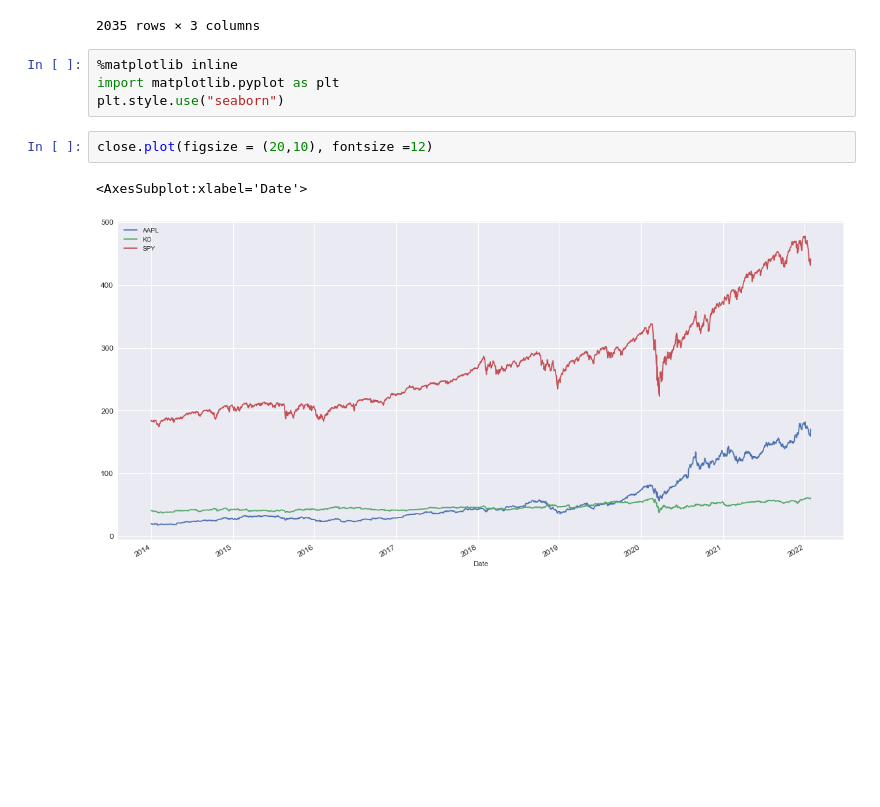
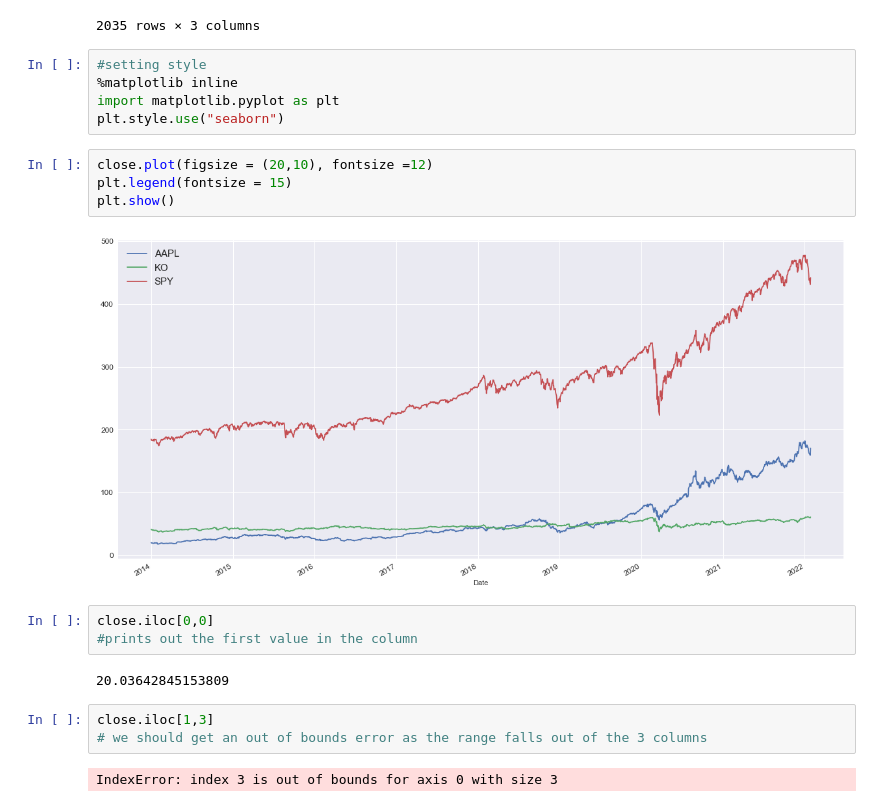
Before and after one commit to Janadhi14/Algo-trading, a Jupyter notebook: Introduction.ipynb, the cells around one changed output. Drawn from its saved outputs; the diff is of its cells as text; blank space fills up the shorter version.

Commit message:
plotting normal close

```diff
--- a/Introduction.ipynb
+++ b/Introduction.ipynb
@@ -307,11 +307,23 @@ close
 | 2022-01-28 | 170.330002 | 60.840000 | 441.950012 |
 2035 rows × 3 columns
 # %%
+#setting style
 %matplotlib inline
 import matplotlib.pyplot as plt
 plt.style.use("seaborn")
 # %%
 close.plot(figsize = (20,10), fontsize =12)
+plt.legend(fontsize = 15)
+plt.show()
 # %% [output]
-<AxesSubplot:xlabel='Date'>
-[figure, old version]
+[figure, new version]
+# %%
+close.iloc[0,0]
+#prints out the first value in the column
+# %% [output]
+20.03642845153809
+# %%
+close.iloc[1,3]
+# we should get an out of bounds error as the range falls out of the 3 columns
+# %% [output]
+IndexError: index 3 is out of bounds for axis 0 with size 3
```
Also changed, not shown: parts of 6 cells of this notebook.
